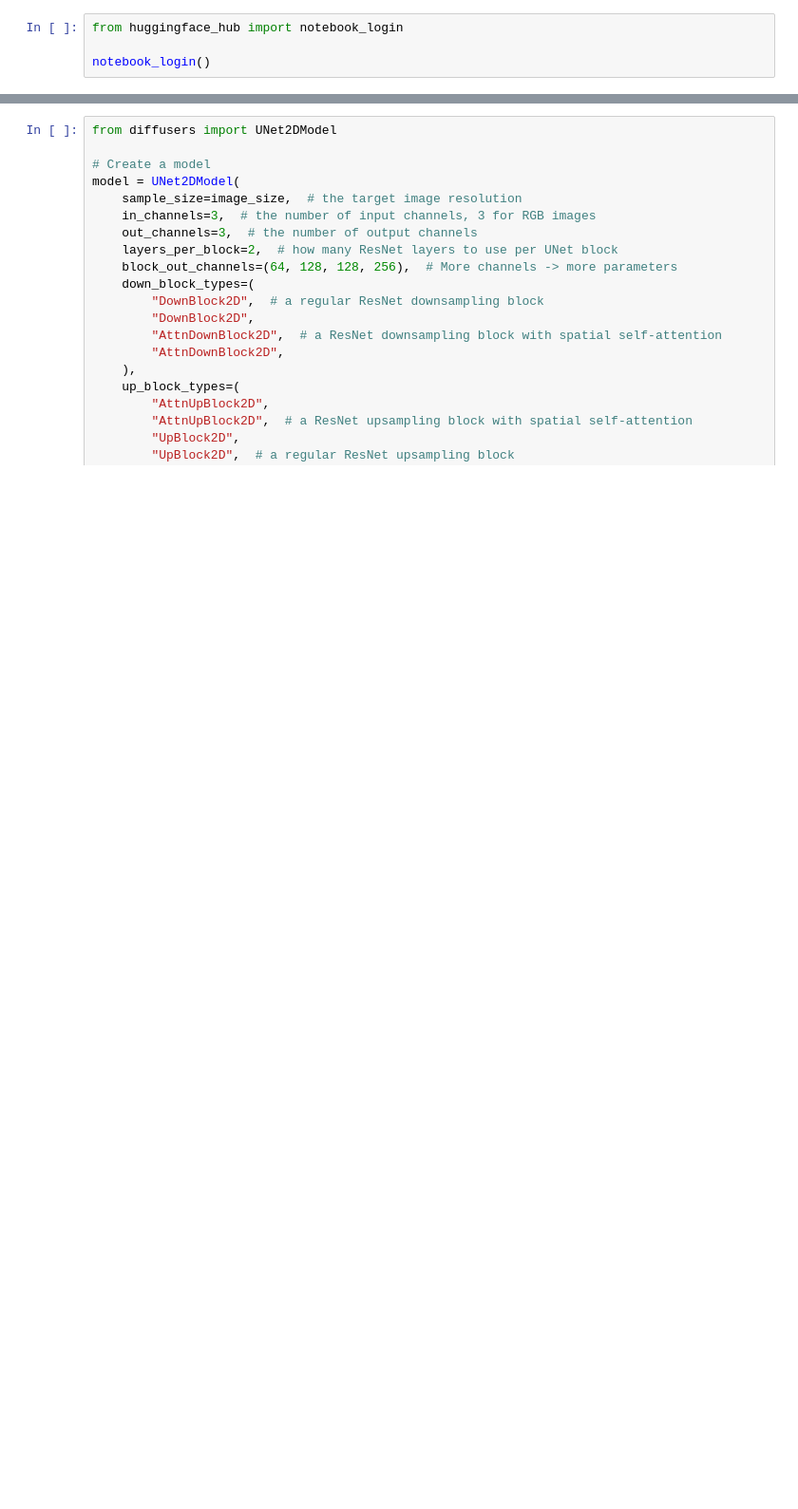
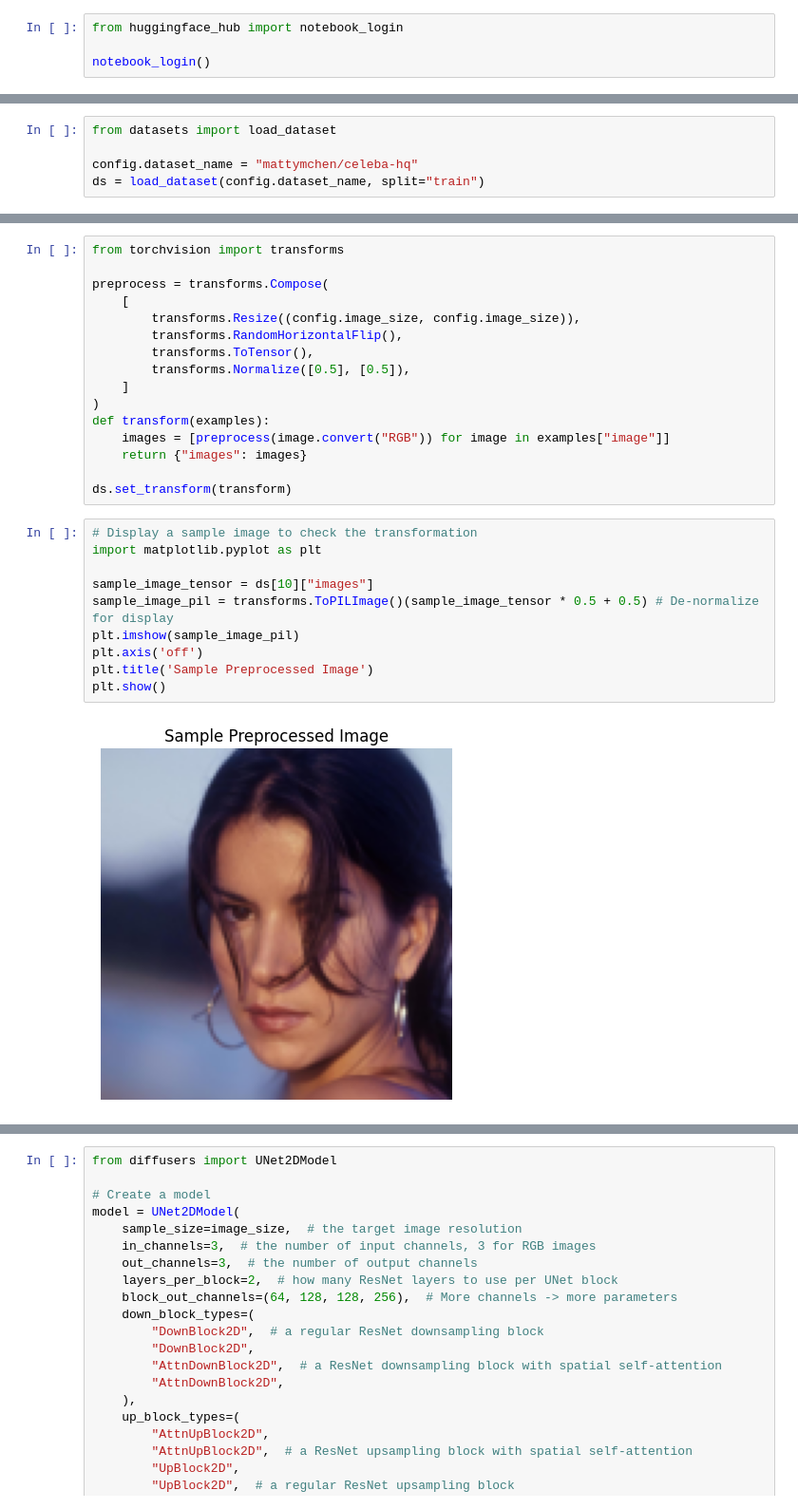
Before and after one commit to emanhassan2020/DiffusionModels, a Jupyter notebook: huggingFaceCourse/Introduction/TrainCelebAHQ.ipynb, the cells around one changed output, grey strips where cells are left out. Shown at 95% size. Cells and saved outputs as stored; diff of their text form; blank space fills up the shorter version.

```diff
--- a/huggingFaceCourse/Introduction/TrainCelebAHQ.ipynb
+++ b/huggingFaceCourse/Introduction/TrainCelebAHQ.ipynb
@@ -40,0 +72,5 @@ device = torch.device("cuda" if torch.cuda.is_available() else "cpu")
+# %%
+from datasets import load_dataset
+
+config.dataset_name = "mattymchen/celeba-hq"
+ds = load_dataset(config.dataset_name, split="train")
@@ -40,0 +98,28 @@ device = torch.device("cuda" if torch.cuda.is_available() else "cpu")
+# %%
+from torchvision import transforms
+
+preprocess = transforms.Compose(
+    [
+        transforms.Resize((config.image_size, config.image_size)),
+        transforms.RandomHorizontalFlip(),
+        transforms.ToTensor(),
+        transforms.Normalize([0.5], [0.5]),
+    ]
+)
+def transform(examples):
+    images = [preprocess(image.convert("RGB")) for image in examples["image"]]
+    return {"images": images}
+
+ds.set_transform(transform)
+# %%
+# Display a sample image to check the transformation
+import matplotlib.pyplot as plt
+
+sample_image_tensor = ds[10]["images"]
+sample_image_pil = transforms.ToPILImage()(sample_image_tensor * 0.5 + 0.5) # De-normalize for display
+plt.imshow(sample_image_pil)
+plt.axis('off')
+plt.title('Sample Preprocessed Image')
+plt.show()
+# %% [output]
+[figure, added]
```
Also changed, not shown: parts of 19 cells of this notebook.
